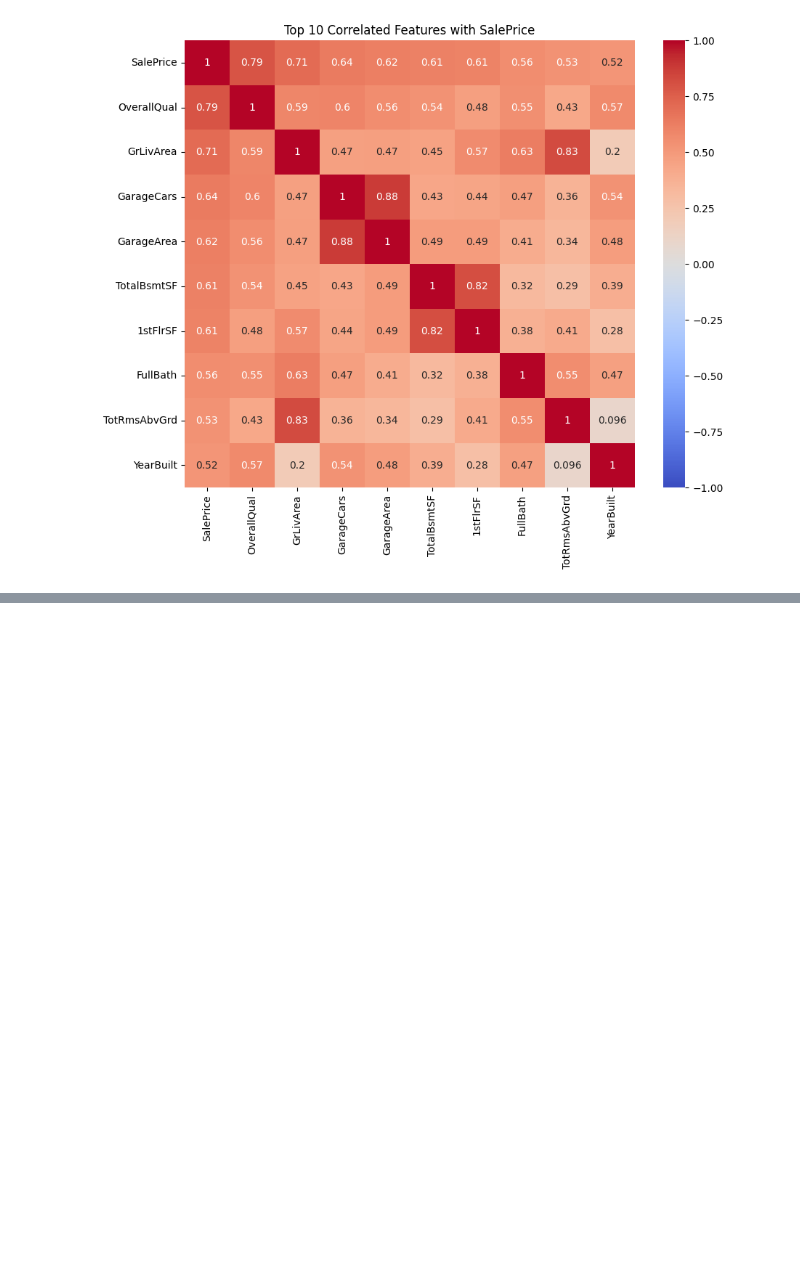
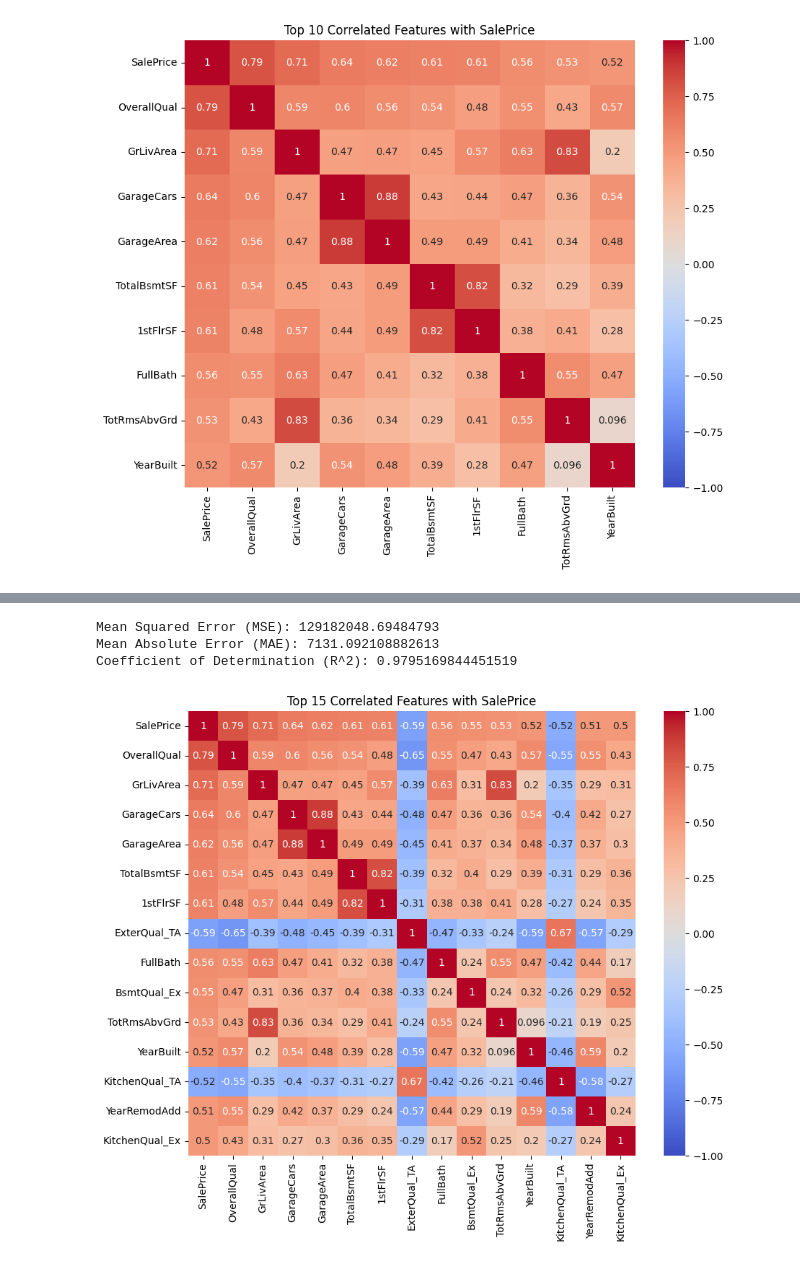
Before and after one commit to fabricio-inoue/House-Prices---Regression, a Jupyter notebook: House-pricing.ipynb, the cells around one changed output, grey strips where cells are left out. Drawn from its saved outputs; the diff is of its cells as text; code cells hidden in the pictures; blank space fills up the shorter version.

```diff
--- a/House-pricing.ipynb
+++ b/House-pricing.ipynb
@@ -168,0 +310,46 @@ plot_top_correlation_heatmap(numerical_columns, 'SalePrice', k=10)
+# %%
+from sklearn.ensemble import RandomForestRegressor
+
+def plot_top_correlation_heatmap(dataframe, target_column, k=10):
+    # Calculate correlations
+    correlations = dataframe.corr()
+
+    # Select the top correlated columns with the target variable
+    top_corr_columns = correlations[target_column].abs().nlargest(k).index
+    top_corr_df = dataframe[top_corr_columns]
+
+    # Create a correlation heatmap
+    plt.figure(figsize=(10, 8))
+    sns.heatmap(top_corr_df.corr(), annot=True, cmap='coolwarm', vmin=-1, vmax=1)
+    plt.title(f'Top {k} Correlated Features with {target_column}')
+
+    return top_corr_df
+
+# Call the function to get the top correlated features
+top_corr_df = plot_top_correlation_heatmap(combined_df, 'SalePrice', k=15)
+
+# Split the combined DataFrame into features (X) and target (y)
+X = top_corr_df.drop('SalePrice', axis=1)
+y = combined_df['SalePrice']
+
+# Initialize and fit the Random Forest Regressor model
+model = RandomForestRegressor()
+model.fit(X, y)
+
+# Perform predictions
+y_pred = model.predict(X)
+
+# Calculate regression metrics
+mse = mean_squared_error(y, y_pred)
+mae = mean_absolute_error(y, y_pred)
+r2 = r2_score(y, y_pred)
+
+# Print the regression metrics
+print("Mean Squared Error (MSE):", mse)
+print("Mean Absolute Error (MAE):", mae)
+print("Coefficient of Determination (R^2):", r2)
+# %% [output]
+Mean Squared Error (MSE): 129182048.69484793
+Mean Absolute Error (MAE): 7131.092108882613
+Coefficient of Determination (R^2): 0.9795169844451519
+[figure, added]
```
Also changed, not shown: parts of 7 cells of this notebook.
